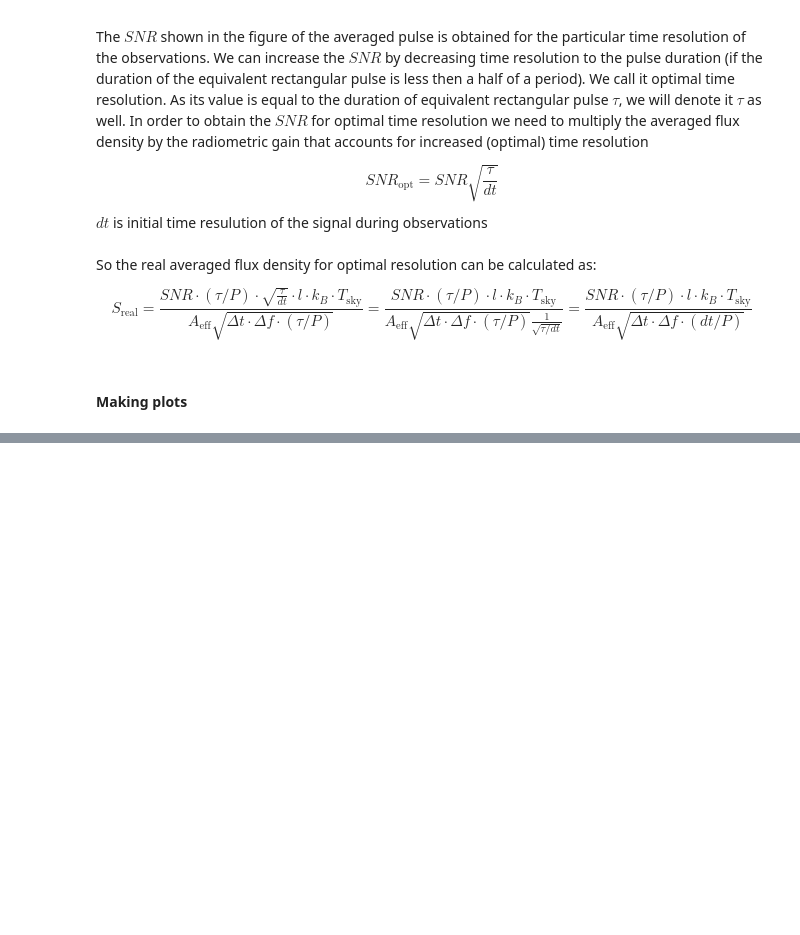
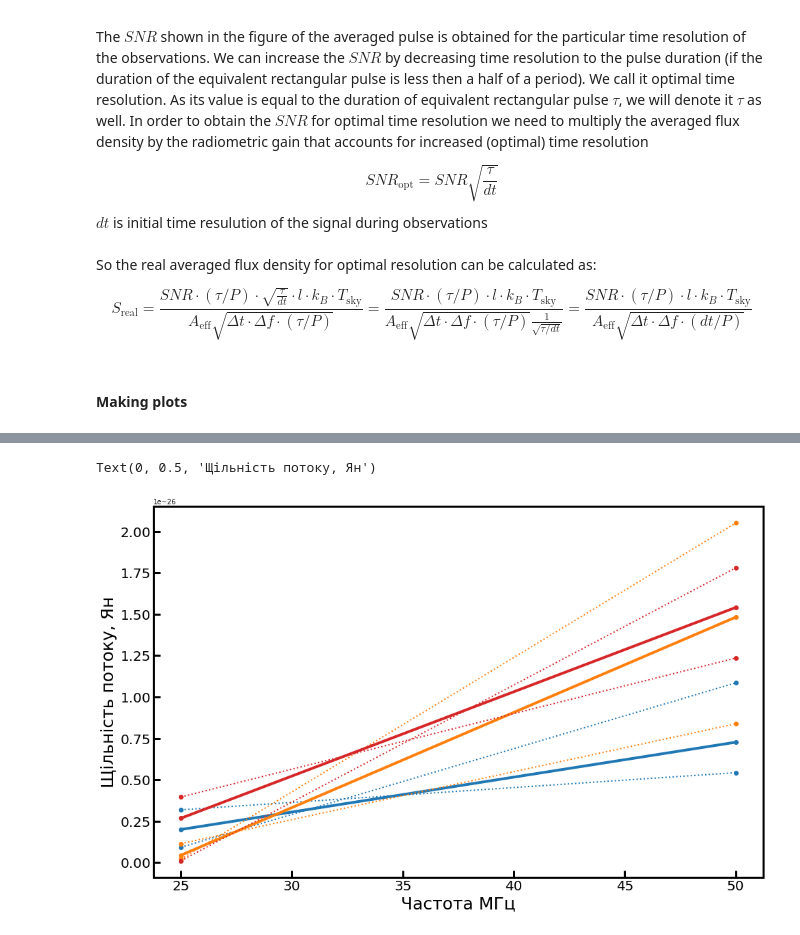
Before and after one commit to serge-yerin/jupyter-radio-astronomy, a Jupyter notebook: pulsars_long-term_flux_changes_pandas.ipynb, the cells around one changed output, grey strips where cells are left out. Saved outputs shown, nothing was run; the diff lists cells and outputs as text; code cells hidden in the pictures; blank space fills up the shorter version.

```diff
--- a/pulsars_long-term_flux_changes_pandas.ipynb
+++ b/pulsars_long-term_flux_changes_pandas.ipynb
@@ -206,0 +239,40 @@ plt.axis([-1, len(pulsar_fluxes.index)+1, 0.001, 10])
+# %%
+frequency = [25, 50]
+B1133p16_flux_aver = [pulsar_fluxes['B1133+16 flux UTR2 full'].mean(), pulsar_fluxes['B1133+16 flux GURT'].mean()]
+B1133p16_flux_min_max = [pulsar_fluxes['B1133+16 flux UTR2 full'].min(), pulsar_fluxes['B1133+16 flux GURT'].max()]
+B1133p16_flux_max_min = [pulsar_fluxes['B1133+16 flux UTR2 full'].max(), pulsar_fluxes['B1133+16 flux GURT'].min()]
+
+B1508p55_flux_aver = [pulsar_fluxes['B1508+55 flux UTR2 full'].mean(), pulsar_fluxes['B1508+55 flux GURT'].mean()]
+B1508p55_flux_min_max = [pulsar_fluxes['B1508+55 flux UTR2 full'].min(), pulsar_fluxes['B1508+55 flux GURT'].max()]
+B1508p55_flux_max_min = [pulsar_fluxes['B1508+55 flux UTR2 full'].max(), pulsar_fluxes['B1508+55 flux GURT'].min()]
+
+B1919p21_flux_aver = [pulsar_fluxes['B1919+21 flux UTR2 full'].mean(), pulsar_fluxes['B1919+21 flux GURT'].mean()]
+B1919p21_flux_min_max = [pulsar_fluxes['B1919+21 flux UTR2 full'].min(), pulsar_fluxes['B1919+21 flux GURT'].max()]
+B1919p21_flux_max_min = [pulsar_fluxes['B1919+21 flux UTR2 full'].max(), pulsar_fluxes['B1919+21 flux GURT'].min()]
+# %%
+plt.figure(facecolor = 'white', figsize = (16, 10))
+ax = plt.subplot(111)
+plt.plot(frequency, B1133p16_flux_aver, color = 'C0', label = 'B1133+16 average', marker='o', lw = 4)
+plt.plot(frequency, B1133p16_flux_min_max, color = 'C0', label = 'B1133+16 min-max', lw = 2, marker='o', linestyle = ':')
+plt.plot(frequency, B1133p16_flux_max_min, color = 'C0', label = 'B1133+16 max-min', lw = 2, marker='o', linestyle = ':')
+
+plt.plot(frequency, B1508p55_flux_aver, color = 'C1', label = 'B1508+55 average', marker='o', lw = 4)
+plt.plot(frequency, B1508p55_flux_min_max, color = 'C1', label = 'B1508+55 min-max', lw = 2, marker='o', linestyle = ':')
+plt.plot(frequency, B1508p55_flux_max_min, color = 'C1', label = 'B1508+55 max-min', lw = 2, marker='o', linestyle = ':')
+
+plt.plot(frequency, B1919p21_flux_aver, color = 'C3', label = 'B1919+21 average', marker='o', lw = 4)
+plt.plot(frequency, B1919p21_flux_min_max, color = 'C3', label = 'B1919+21 min-max', lw = 2, marker='o', linestyle = ':')
+plt.plot(frequency, B1919p21_flux_max_min, color = 'C3', label = 'B1919+21 max-min', lw = 2, marker='o', linestyle = ':')
+
+
+for axis in ['top','bottom','left','right']:
+  ax.spines[axis].set_linewidth(3.0)
+ax.xaxis.set_tick_params(width=3, which='both', direction='in', length=10, labelsize = 20)
+ax.yaxis.set_tick_params(width=3, which='major', direction='in', length=10, labelsize = 20)
+ax.yaxis.set_tick_params(width=3, which='minor', direction='in', length=7, labelsize = 20)
+plt.xlabel('Частота МГц', fontsize=25)
+plt.ylabel('Щільність потоку, Ян', fontsize=25)
+#plt.axis([20, 55, -0.2, 1.5])
+# %% [output]
+Text(0, 0.5, 'Щільність потоку, Ян')
+[figure, added]
```
Also changed, not shown: parts of 10 cells of this notebook, 1 other file.
